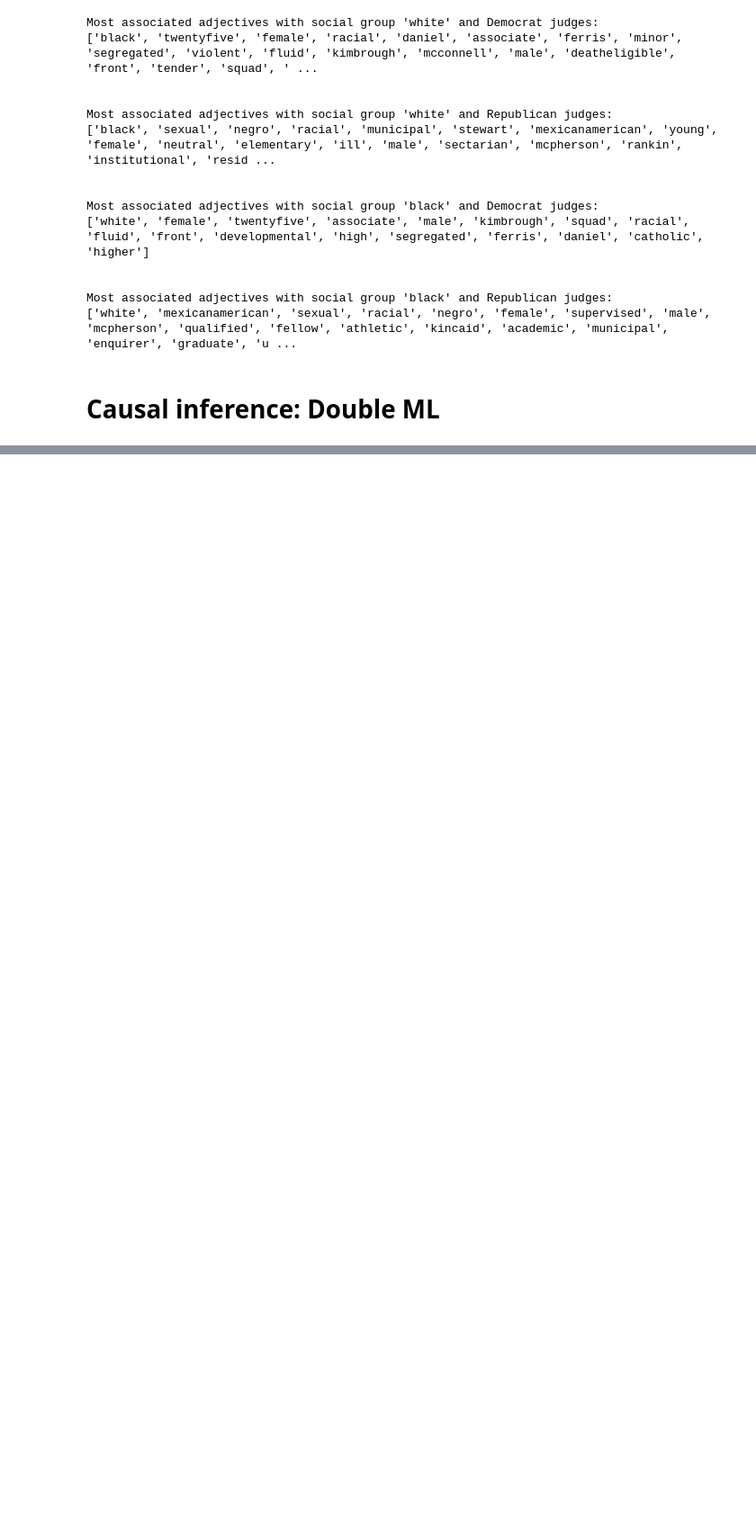
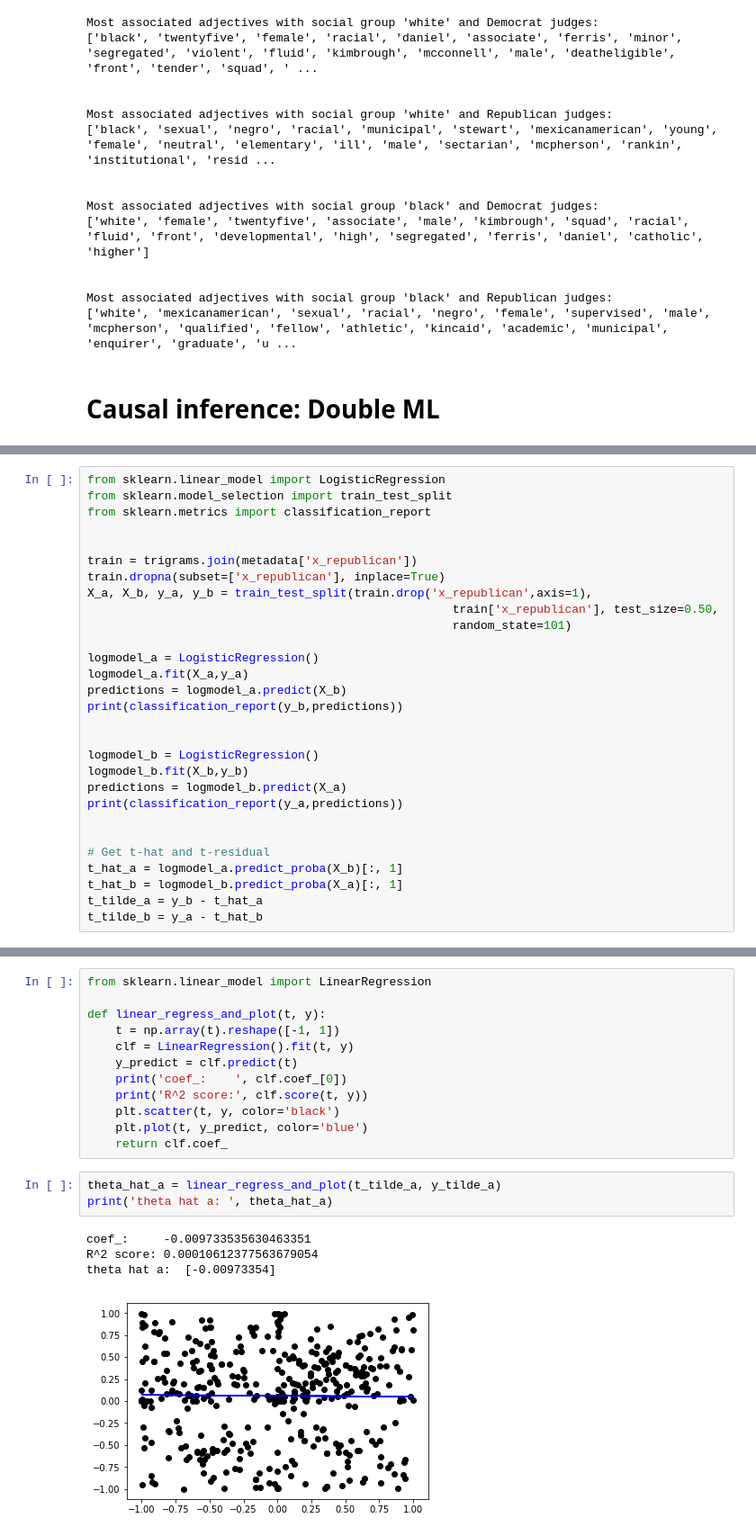
Before and after one commit to panispani/ProblemSets, a Jupyter notebook: Problem Set 3.ipynb, the cells around one changed output, grey strips where cells are left out. Shown at 90% size. Saved outputs shown, nothing was run; the diff lists cells and outputs as text; blank space fills up the shorter version.

```diff
--- a/Problem Set 3.ipynb
+++ b/Problem Set 3.ipynb
@@ -339,0 +386,29 @@ print(trigrams.iloc[range(0,3)])
+# %%
+from sklearn.linear_model import LogisticRegression
+from sklearn.model_selection import train_test_split
+from sklearn.metrics import classification_report
+
+
+train = trigrams.join(metadata['x_republican'])
+train.dropna(subset=['x_republican'], inplace=True)
+X_a, X_b, y_a, y_b = train_test_split(train.drop('x_republican',axis=1),
+                                                    train['x_republican'], test_size=0.50,
+                                                    random_state=101)
+
+logmodel_a = LogisticRegression()
+logmodel_a.fit(X_a,y_a)
+predictions = logmodel_a.predict(X_b)
+print(classification_report(y_b,predictions))
+
+
+logmodel_b = LogisticRegression()
+logmodel_b.fit(X_b,y_b)
+predictions = logmodel_b.predict(X_a)
+print(classification_report(y_a,predictions))
+
+
+# Get t-hat and t-residual
+t_hat_a = logmodel_a.predict_proba(X_b)[:, 1]
+t_hat_b = logmodel_b.predict_proba(X_a)[:, 1]
+t_tilde_a = y_b - t_hat_a
+t_tilde_b = y_a - t_hat_b
@@ -339,0 +435,20 @@ print(trigrams.iloc[range(0,3)])
+# %%
+from sklearn.linear_model import LinearRegression
+
+def linear_regress_and_plot(t, y):
+    t = np.array(t).reshape([-1, 1])
+    clf = LinearRegression().fit(t, y)
+    y_predict = clf.predict(t)
+    print('coef_:    ', clf.coef_[0])
+    print('R^2 score:', clf.score(t, y))
+    plt.scatter(t, y, color='black')
+    plt.plot(t, y_predict, color='blue')
+    return clf.coef_
+# %%
+theta_hat_a = linear_regress_and_plot(t_tilde_a, y_tilde_a)
+print('theta hat a: ', theta_hat_a)
+# %% [output]
+coef_:     -0.009733535630463351
+R^2 score: 0.00010612377563679054
+theta hat a:  [-0.00973354]
+[figure, added]
```
Also changed, not shown: parts of 14 cells of this notebook.
